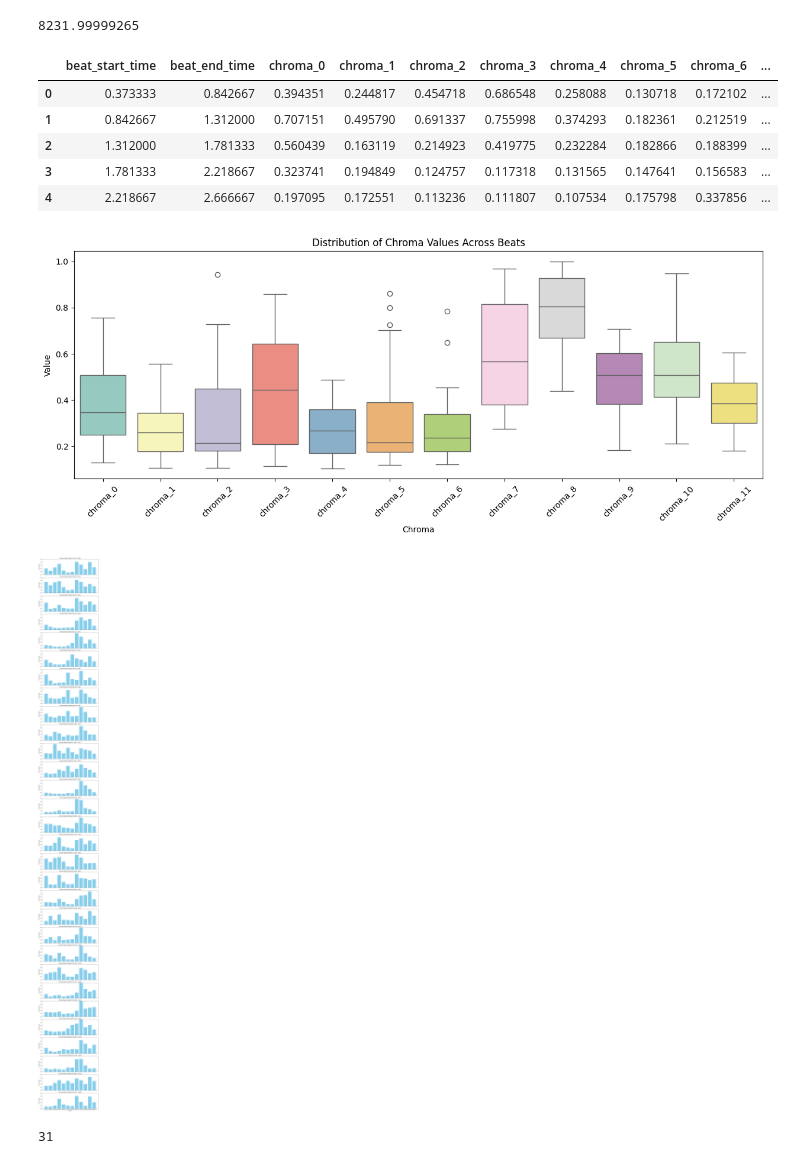
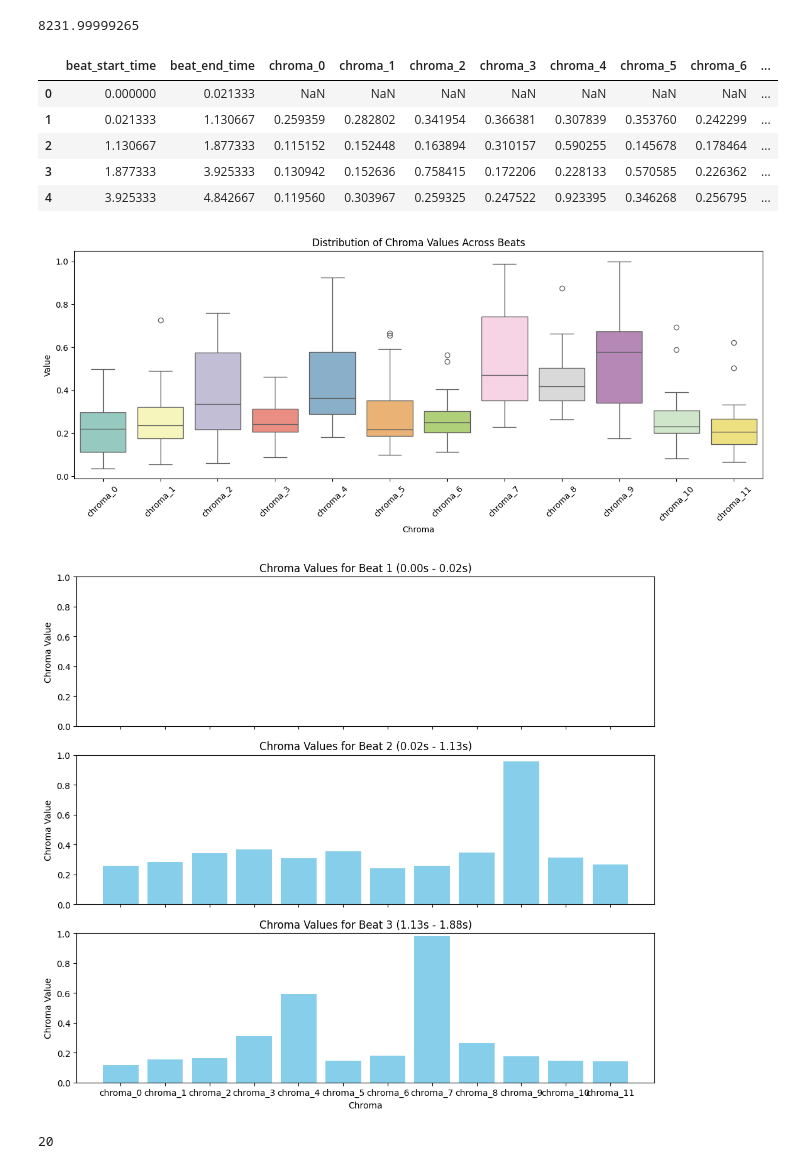
Before and after one commit to fergarciadlc/amplab-musicology-andina, a Jupyter notebook: notebooks/playground.ipynb, the cells around one changed output. Saved outputs shown, nothing was run; the diff lists cells and outputs as text; code cells hidden in the pictures.

```diff
--- a/notebooks/playground.ipynb
+++ b/notebooks/playground.ipynb
@@ -3,8 +3,8 @@ import numpy, scipy, matplotlib.pyplot as plt, IPython.display as ipd
 import librosa, librosa.display
 import pandas as pd
 # %%
-instrumental_format_set_df = pd.read_csv("/Users/fernando/Downloads/4791394/instrumental_format_set.csv", encoding="latin1", sep=";")
-beat_annotations_folder = "/Users/fernando/Downloads/4791394/instrumental_format_set/Beat_annotations/"
+instrumental_format_set_df = pd.read_csv("/Users/fernando/Downloads/4791394/rhythm_set.csv", encoding="latin1", sep=";")
+beat_annotations_folder = "/Users/fernando/Downloads/data/Transcriptions/rh_0001/"
 # %%
 instrumental_format_set_df.head()
 # %% [output]
@@ -46,6 +32,6 @@ instrumental_format_set_df[[
 # %%
-dataset_files_directory = "/Users/fernando/Downloads/4791394/instrumental_format_set/Audio/"
-audio_filename = "if_0003.wav"
+dataset_files_directory = "/Users/fernando/Downloads/4791394/rhythm_set/Audio/"
+audio_filename = "rh_0001.wav"
 audio_filepath = dataset_files_directory + audio_filename
 x, sr = librosa.load(audio_filepath)
 ipd.Audio(x, rate=sr)
@@ -236,11 +222,11 @@ beat_chroma_df = compute_beat_chroma(chromagram, beats_timestamps, sr, hop_lengt
 beat_chroma_df.head()
 # %% [output]
 |  | beat_start_time | beat_end_time | chroma_0 | chroma_1 | chroma_2 | chroma_3 | chroma_4 | chroma_5 | chroma_6 | ... |
-| 0 | 0.373333 | 0.842667 | 0.394351 | 0.244817 | 0.454718 | 0.686548 | 0.258088 | 0.130718 | 0.172102 | ... |
-| 1 | 0.842667 | 1.312000 | 0.707151 | 0.495790 | 0.691337 | 0.755998 | 0.374293 | 0.182361 | 0.212519 | ... |
-| 2 | 1.312000 | 1.781333 | 0.560439 | 0.163119 | 0.214923 | 0.419775 | 0.232284 | 0.182866 | 0.188399 | ... |
-| 3 | 1.781333 | 2.218667 | 0.323741 | 0.194849 | 0.124757 | 0.117318 | 0.131565 | 0.147641 | 0.156583 | ... |
-| 4 | 2.218667 | 2.666667 | 0.197095 | 0.172551 | 0.113236 | 0.111807 | 0.107534 | 0.175798 | 0.337856 | ... |
+| 0 | 0.000000 | 0.021333 | NaN | NaN | NaN | NaN | NaN | NaN | NaN | ... |
+| 1 | 0.021333 | 1.130667 | 0.259359 | 0.282802 | 0.341954 | 0.366381 | 0.307839 | 0.353760 | 0.242299 | ... |
+| 2 | 1.130667 | 1.877333 | 0.115152 | 0.152448 | 0.163894 | 0.310157 | 0.590255 | 0.145678 | 0.178464 | ... |
+| 3 | 1.877333 | 3.925333 | 0.130942 | 0.152636 | 0.758415 | 0.172206 | 0.228133 | 0.570585 | 0.226362 | ... |
+| 4 | 3.925333 | 4.842667 | 0.119560 | 0.303967 | 0.259325 | 0.247522 | 0.923395 | 0.346268 | 0.256795 | ... |
 # %%
 import seaborn as sns
 # %%
@@ -253,7 +239,7 @@ plt.ylabel("Value")
 plt.xticks(rotation=45)
 plt.show()
 # %% [output]
-[figure, old version]
+[figure, new version]
 # %%
 import matplotlib.pyplot as plt
 
@@ -263,36 +249,36 @@ def plot_chroma_bars(beat_chroma_df, n=5):
 
     Parameters
     ----------
     beat_chroma_df : pd.DataFrame
         DataFrame containing chroma values for each beat.
     n : int
         Number of beats to plot.
     """
     # Limit to the first n beats
     n = min(n, len(beat_chroma_df))
     chroma_columns = [col for col in beat_chroma_df.columns if col.startswith("chroma_")]
 
     # Create subplots
     fig, axes = plt.subplots(n, 1, figsize=(10, 3 * n), sharex=True)
     if n == 1:
         axes = [axes]  # Ensure axes is iterable for a single subplot
 
     for i in range(n):
         beat_data = beat_chroma_df.iloc[i]
         axes[i].bar(chroma_columns, beat_data[chroma_columns], color="skyblue")
         axes[i].set_title(f"Chroma Values for Beat {i + 1} ({beat_data['beat_start_time']:.2f}s - {beat_data['beat_end_time']:.2f}s)")
         axes[i].set_ylabel("Chroma Value")
         axes[i].set_ylim(0, 1)  # Adjust based on expected chroma value range
 
     plt.xlabel("Chroma")
     plt.tight_layout()
     plt.show()
 
 # Usage example:
-plot_chroma_bars(beat_chroma_df, n=47)
+plot_chroma_bars(beat_chroma_df, n=3)
 # %% [output]
-[figure, old version]
+[figure, new version]
 # %%
 len(beats_timestamps)
 # %% [output]
-31
+20
```
Also changed, not shown: parts of 13 cells of this notebook, 6 other files.
